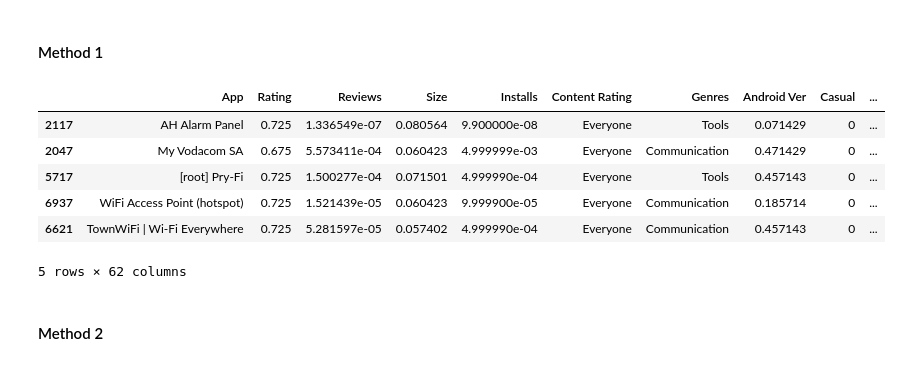
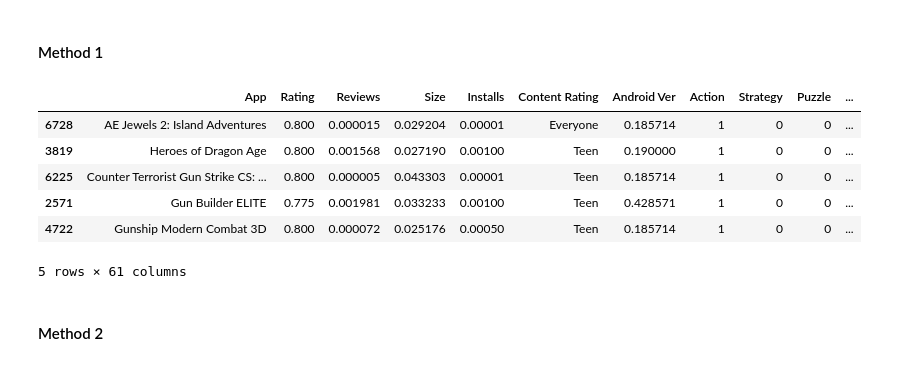
Before and after one commit to RavMRafiki/Recommendation-System, a Jupyter notebook: App_recommendation_system.ipynb, the cells around one changed output. Saved outputs shown, nothing was run; the diff lists cells and outputs as text; code cells hidden in the pictures.

```diff
--- a/App_recommendation_system.ipynb
+++ b/App_recommendation_system.ipynb
@@ -203,27 +202,27 @@ class KNN:
 # %%
 avgRating = pd.to_numeric(validatingSet['Rating'], errors='coerce').mean()
 avgReviews = pd.to_numeric(validatingSet['Reviews'], errors='coerce').mean()
 avgSize = pd.to_numeric(validatingSet['Size'], errors='coerce').mean()
 avgInstalls = pd.to_numeric(validatingSet['Installs'], errors='coerce').mean()
 maxAndroidVer = max(validatingSet['Android Ver'])
 genres = []
-for i in validatingSet.columns.tolist()[8:]:
+for i in validatingSet.columns.tolist()[7:]:
     genres.append(pd.to_numeric(validatingSet[i], errors='coerce').mean())
-avgAppList = ['avgApp',avgRating,avgReviews,avgSize,avgInstalls,validatingSet.iloc[0]['Content Rating'],"avgGenre",maxAndroidVer]
+avgAppList = ['avgApp',avgRating,avgReviews,avgSize,avgInstalls,validatingSet.iloc[0]['Content Rating'],maxAndroidVer]
 for i in genres:
     avgAppList.append(i)
 avgApp = pd.DataFrame(columns=validatingSet.columns.tolist())
 avgApp.loc[0] = avgAppList
 recommendedApps = KNN.clustering(trainingSet.copy(), avgApp.iloc[0])
 recommendedApps.sort_values("distance").head()
 # %% [output]
-|  | App | Rating | Reviews | Size | Installs | Content Rating | Genres | Android Ver | Casual | ... |
-| 2117 | AH Alarm Panel | 0.725 | 1.336549e-07 | 0.080564 | 9.900000e-08 | Everyone | Tools | 0.071429 | 0 | ... |
-| 2047 | My Vodacom SA | 0.675 | 5.573411e-04 | 0.060423 | 4.999999e-03 | Everyone | Communication | 0.471429 | 0 | ... |
-| 5717 | [root] Pry-Fi | 0.725 | 1.500277e-04 | 0.071501 | 4.999990e-04 | Everyone | Tools | 0.457143 | 0 | ... |
-| 6937 | WiFi Access Point (hotspot) | 0.725 | 1.521439e-05 | 0.060423 | 9.999900e-05 | Everyone | Communication | 0.185714 | 0 | ... |
-| 6621 | TownWiFi | Wi-Fi Everywhere | 0.725 | 5.281597e-05 | 0.057402 | 4.999990e-04 | Everyone | Communication | 0.457143 | 0 | ... |
+|  | App | Rating | Reviews | Size | Installs | Content Rating | Android Ver | Action | Strategy | Puzzle | ... |
+| 6728 | AE Jewels 2: Island Adventures | 0.800 | 0.000015 | 0.029204 | 0.00001 | Everyone | 0.185714 | 1 | 0 | 0 | ... |
+| 3819 | Heroes of Dragon Age | 0.800 | 0.001568 | 0.027190 | 0.00100 | Teen | 0.190000 | 1 | 0 | 0 | ... |
+| 6225 | Counter Terrorist Gun Strike CS: ... | 0.800 | 0.000005 | 0.043303 | 0.00001 | Teen | 0.185714 | 1 | 0 | 0 | ... |
+| 2571 | Gun Builder ELITE | 0.775 | 0.001981 | 0.033233 | 0.00100 | Teen | 0.428571 | 1 | 0 | 0 | ... |
+| 4722 | Gunship Modern Combat 3D | 0.800 | 0.000072 | 0.025176 | 0.00050 | Teen | 0.185714 | 1 | 0 | 0 | ... |
-5 rows × 62 columns
+5 rows × 61 columns
 # %% [markdown]
 <h4>Method 2</h4>
 # %%
```
Also changed, not shown: parts of 14 cells of this notebook.
